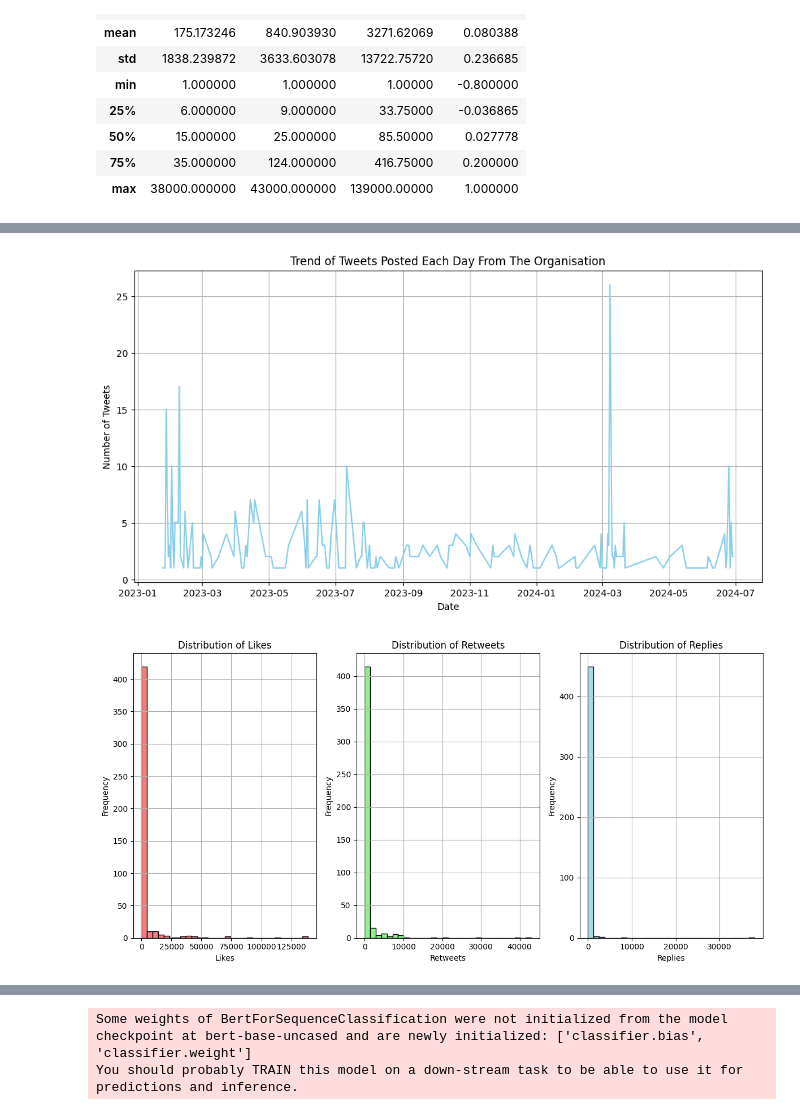
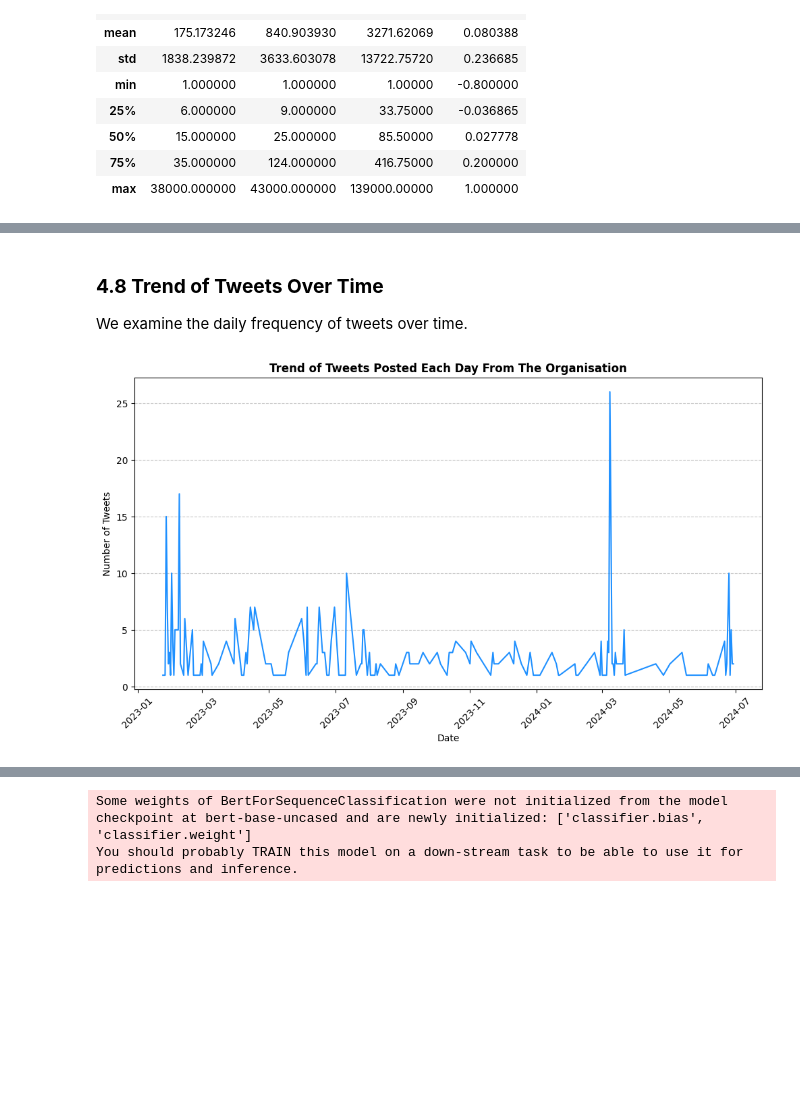
Before and after one commit to lihandafabius/Data-Analysis, a Jupyter notebook: Twitter Sentiment Analysis/twitter_sentiment_annalysis.ipynb, the cells around one changed output, grey strips where cells are left out. Cells and saved outputs as stored; diff of their text form; code cells hidden in the pictures; blank space fills up the shorter version.

```diff
--- a/Twitter Sentiment Analysis/twitter_sentiment_annalysis.ipynb
+++ b/Twitter Sentiment Analysis/twitter_sentiment_annalysis.ipynb
@@ -246,0 +336,26 @@ Passing `palette` without assigning `hue` is deprecated and will be removed in v
+# %%
+# Ensure 'Cleaned_Tweets' contains strings
+df['Cleaned_Tweets'] = df['Cleaned_Tweets'].astype(str)
+
+# Calculate the number of words in each tweet
+df['Word_Lengths'] = df['Cleaned_Tweets'].apply(lambda x: len(x.split()))
+
+# Create histogram
+plt.figure(figsize=(10, 6))
+sns.histplot(df['Word_Lengths'], bins=30, kde=True, color='royalblue', edgecolor='black')
+
+plt.title('Distribution of Word Counts in Tweets', fontsize=14, fontweight='bold')
+plt.xlabel('Number of Words per Tweet', fontsize=12)
+plt.ylabel('Frequency', fontsize=12)
+
+# Add mean and median lines
+mean_length = df['Word_Lengths'].mean()
+median_length = df['Word_Lengths'].median()
+plt.axvline(mean_length, color='red', linestyle='dashed', linewidth=1.5, label=f'Mean: {mean_length:.2f}')
+plt.axvline(median_length, color='green', linestyle='dashed', linewidth=1.5, label=f'Median: {median_length:.2f}')
+plt.grid(axis='y', linestyle='--', alpha=0.7)
+plt.legend()
+plt.tight_layout()
+
+# Show the plot
+plt.show()
@@ -247,49 +403,20 @@ Passing `palette` without assigning `hue` is deprecated and will be removed in v
+# %% [markdown]
+### **4.8 Trend of Tweets Over Time**
+We examine the daily frequency of tweets over time.
 # %%
 
 # Extract the date from the TimeStamp
 df['Date'] = df['TimeStamps'].dt.date
 
 # Plot the trend of tweets posted each day
 daily_tweets = df.groupby('Date').size()
 plt.figure(figsize=(12, 6))
-daily_tweets.plot(kind='line', color='skyblue')
-plt.title('Trend of Tweets Posted Each Day From The Organisation')
+daily_tweets.plot(kind='line', color='dodgerblue')
+plt.title('Trend of Tweets Posted Each Day From The Organisation', fontweight='bold')
 plt.xlabel('Date')
 plt.ylabel('Number of Tweets')
-plt.grid(True)
+plt.xticks(rotation=45)
+plt.grid(axis='y', linestyle='--', alpha=0.7)
 plt.show()
 # %% [output]
-[figure, old version]
+[figure, new version]
-# %%
-
-# Plot the distribution of likes, retweets, and replies
-plt.figure(figsize=(12, 6))
-
-# Likes
-plt.subplot(1, 3, 1)
-plt.hist(df['Likes'], bins=30, color='lightcoral', edgecolor='black')
-plt.title('Distribution of Likes')
-plt.xlabel('Likes')
-plt.ylabel('Frequency')
-plt.grid(True)
-
-# Retweets
-plt.subplot(1, 3, 2)
-plt.hist(df['Retweets'], bins=30, color='lightgreen', edgecolor='black')
-plt.title('Distribution of Retweets')
-plt.xlabel('Retweets')
-plt.ylabel('Frequency')
-plt.grid(True)
-
-# Replies
-plt.subplot(1, 3, 3)
-plt.hist(df['Replies'], bins=30, color='lightblue', edgecolor='black')
-plt.title('Distribution of Replies')
-plt.xlabel('Replies')
-plt.ylabel('Frequency')
-plt.grid(True)
-
-plt.tight_layout()
-plt.show()
-# %% [output]
-[figure, removed]
```
Also changed, not shown: parts of 44 cells of this notebook, 1 other file.
